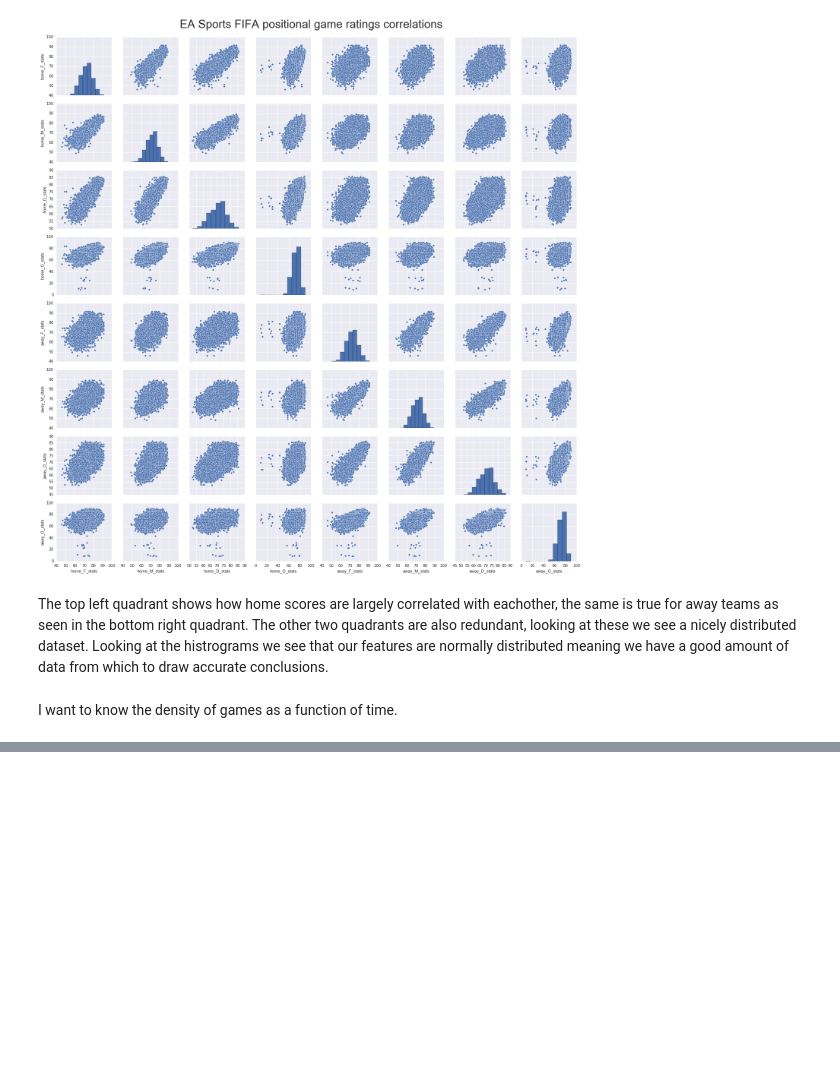
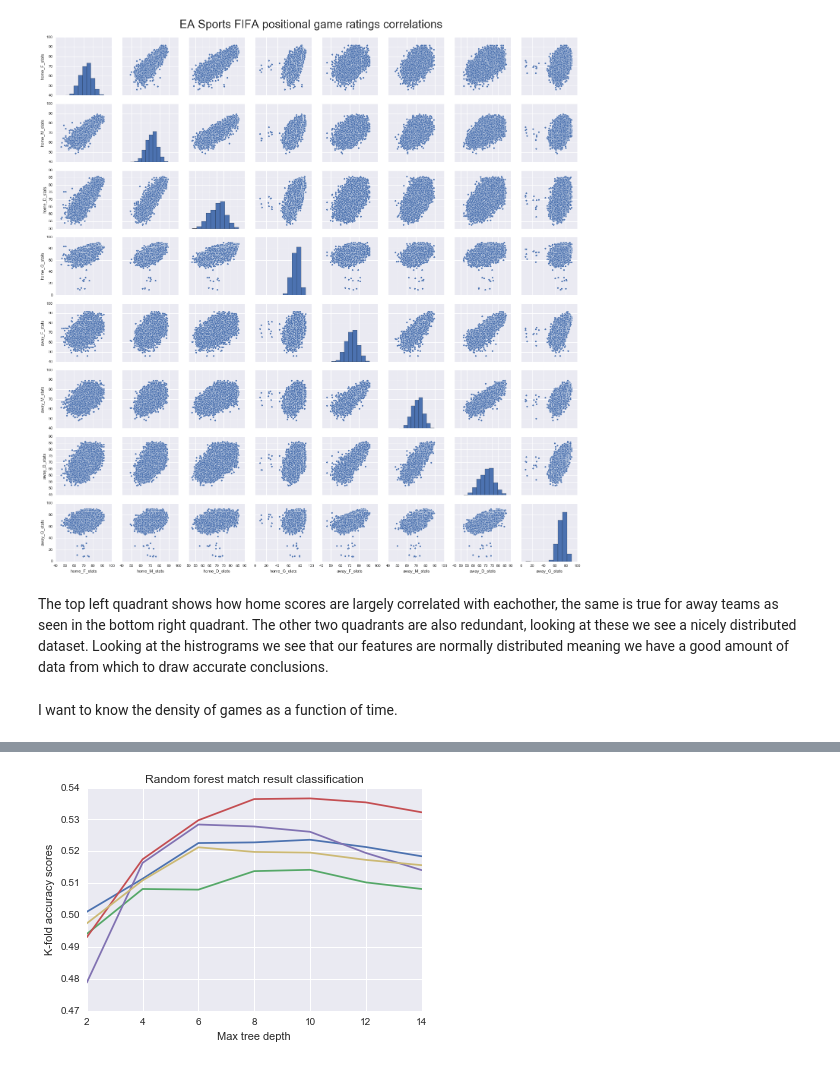
Before and after one commit to agalea91/Kaggle_scripts, a Jupyter notebook: European_soccer_betting/EA_MachineLearning_FIFA.ipynb, the cells around one changed output, grey strips where cells are left out. Cells and saved outputs as stored; diff of their text form; code cells hidden in the pictures; blank space fills up the shorter version.

```diff
--- a/European_soccer_betting/EA_MachineLearning_FIFA.ipynb
+++ b/European_soccer_betting/EA_MachineLearning_FIFA.ipynb
@@ -746,0 +854,7 @@ plt.savefig('mean_ratings_2016_violin.png', bbox_inches='tight', dpi=144)
+# %%
+N = 1000
+clf = RandomForestClassifier(criterion='gini', n_estimators=N, random_state=0)
+scores = cross_val_score(estimator=clf, X=X_train, y=y_train,
+                         cv=5, n_jobs=1)
+print(N, 'estimators trained per fold')
+print('Mean k-fold score = {} +/- {}'.format(np.mean(scores), np.std(scores)))
@@ -746,0 +864,17 @@ plt.savefig('mean_ratings_2016_violin.png', bbox_inches='tight', dpi=144)
+# %%
+N = 1000
+max_depth = np.arange(2,15,2)
+
+feature_names = df[features_1].columns
+
+scores, feature_importances = [], []
+for di, d in enumerate(max_depth):
+
+    clf = RandomForestClassifier(n_estimators=N, max_depth=d, random_state=0)
+    scores.append(cross_val_score(estimator=clf, X=X_train, y=y_train,
+                         cv=5, n_jobs=1))
+    print('Depth = {}'.format(d),\
+          'Mean k-fold score = {} +/- {}'.format(np.mean(scores[di]), np.std(scores[di])))
+
+    clf.fit(X_train_std, y_train)
+    feature_importances.append(clf.feature_importances_)
@@ -746,0 +889,12 @@ plt.savefig('mean_ratings_2016_violin.png', bbox_inches='tight', dpi=144)
+# %%
+fig = plt.figure()
+ax = fig.add_subplot(111)
+ax.plot(scores)
+ax.set_xticks(np.arange(len(scores)))
+ax.set_xticklabels(max_depth)
+ax.set_title('Random forest match result classification')
+ax.set_xlabel('Max tree depth')
+ax.set_ylabel('K-fold accuracy scores')
+plt.savefig('feature_subset_1_forest_kfold.png', bbox_inches='tight', dpi=144)
+# %% [output]
+[figure, added]
```
Also changed, not shown: parts of 64 cells of this notebook, 16 other files.
